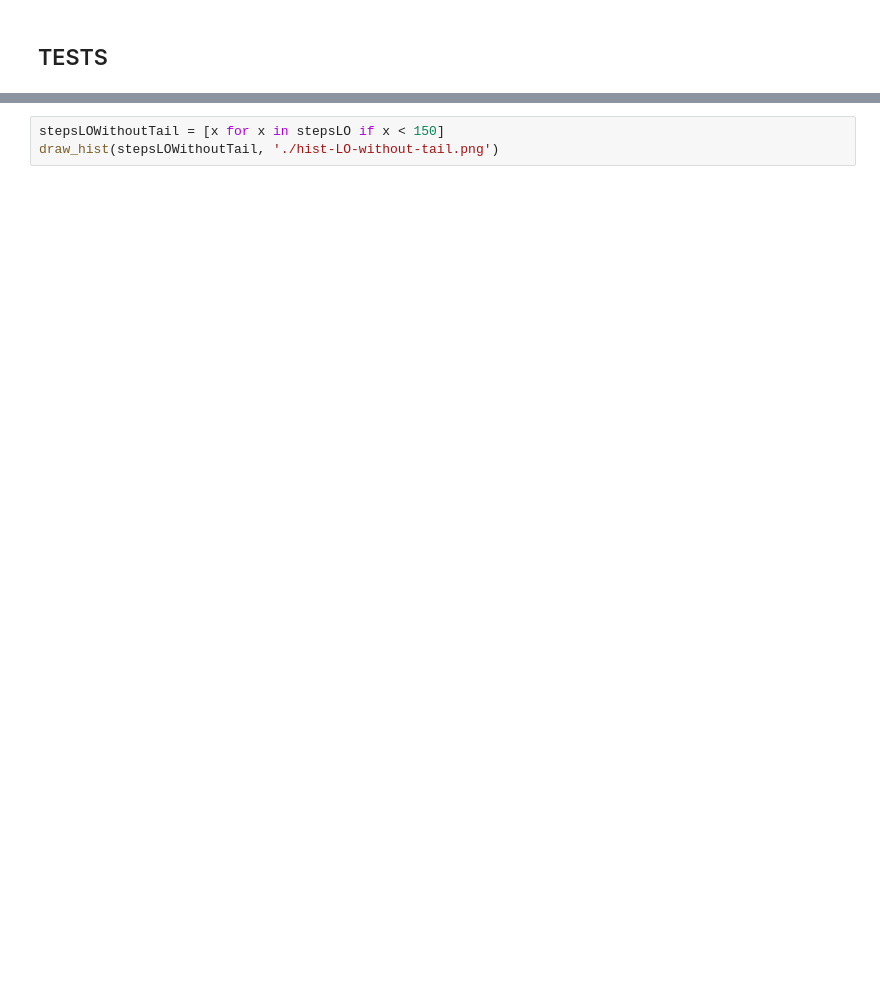
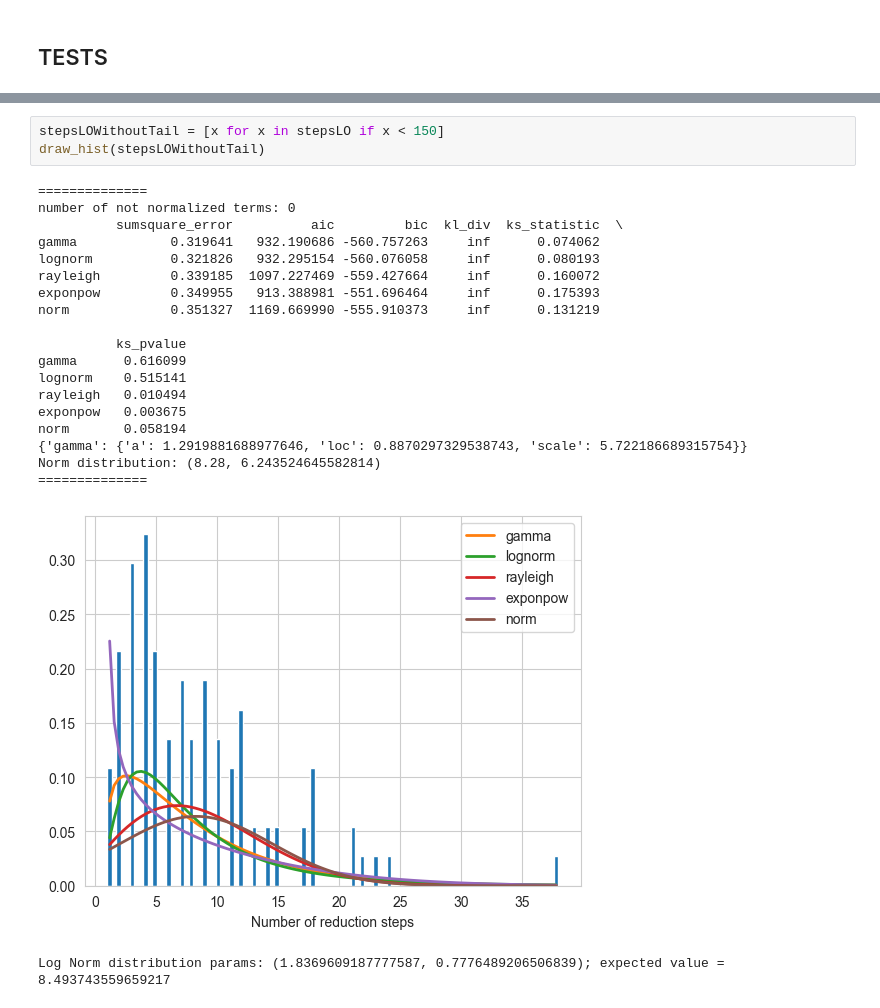
Before and after one commit to alex-deineha/pure-calculus, a Jupyter notebook: src/tests_2/pure_calculus_clear.ipynb, the cells around one changed output, grey strips where cells are left out. Drawn from its saved outputs; the diff is of its cells as text; blank space fills up the shorter version.

```diff
--- a/src/tests_2/pure_calculus_clear.ipynb
+++ b/src/tests_2/pure_calculus_clear.ipynb
@@ -601,3 +623,24 @@ Log Norm distribution params: (1.7647901942353883, 0.8840512852925922); expected
 # %%
 stepsLOWithoutTail = [x for x in stepsLO if x < 150]
-draw_hist(stepsLOWithoutTail, './hist-LO-without-tail.png')
+draw_hist(stepsLOWithoutTail)
+# %% [output]
+==============
+number of not normalized terms: 0
+          sumsquare_error          aic         bic  kl_div  ks_statistic  \
+gamma            0.319641   932.190686 -560.757263     inf      0.074062
+lognorm          0.321826   932.295154 -560.076058     inf      0.080193
+rayleigh         0.339185  1097.227469 -559.427664     inf      0.160072
+exponpow         0.349955   913.388981 -551.696464     inf      0.175393
+norm             0.351327  1169.669990 -555.910373     inf      0.131219
+
+          ks_pvalue
+gamma      0.616099
+lognorm    0.515141
+rayleigh   0.010494
+exponpow   0.003675
+norm       0.058194
+{'gamma': {'a': 1.2919881688977646, 'loc': 0.8870297329538743, 'scale': 5.722186689315754}}
+Norm distribution: (8.28, 6.243524645582814)
+==============
+[figure, added]
+Log Norm distribution params: (1.8369609187777587, 0.7776489206506839); expected value = 8.493743559659217
```
Also changed, not shown: parts of 16 cells of this notebook.
